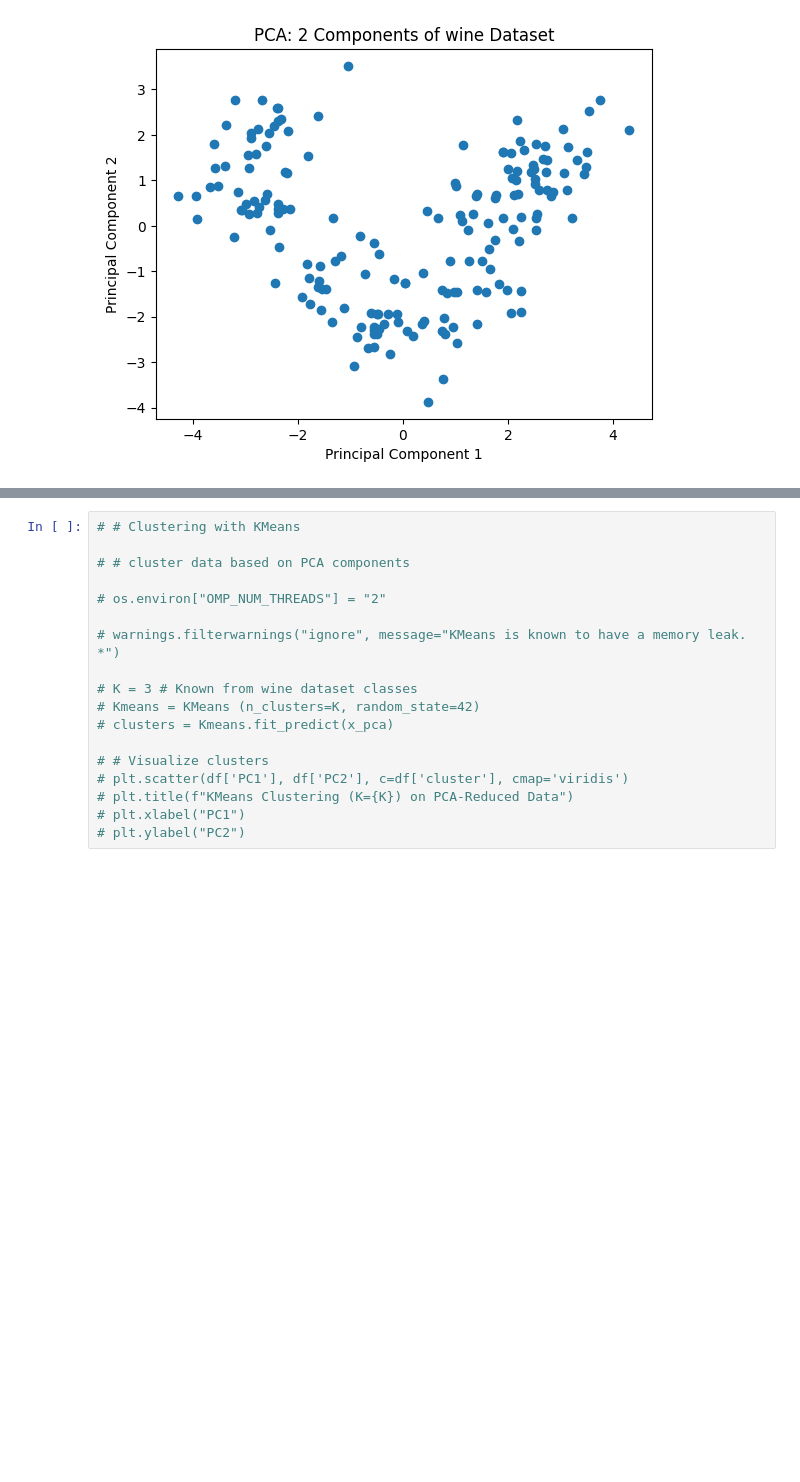
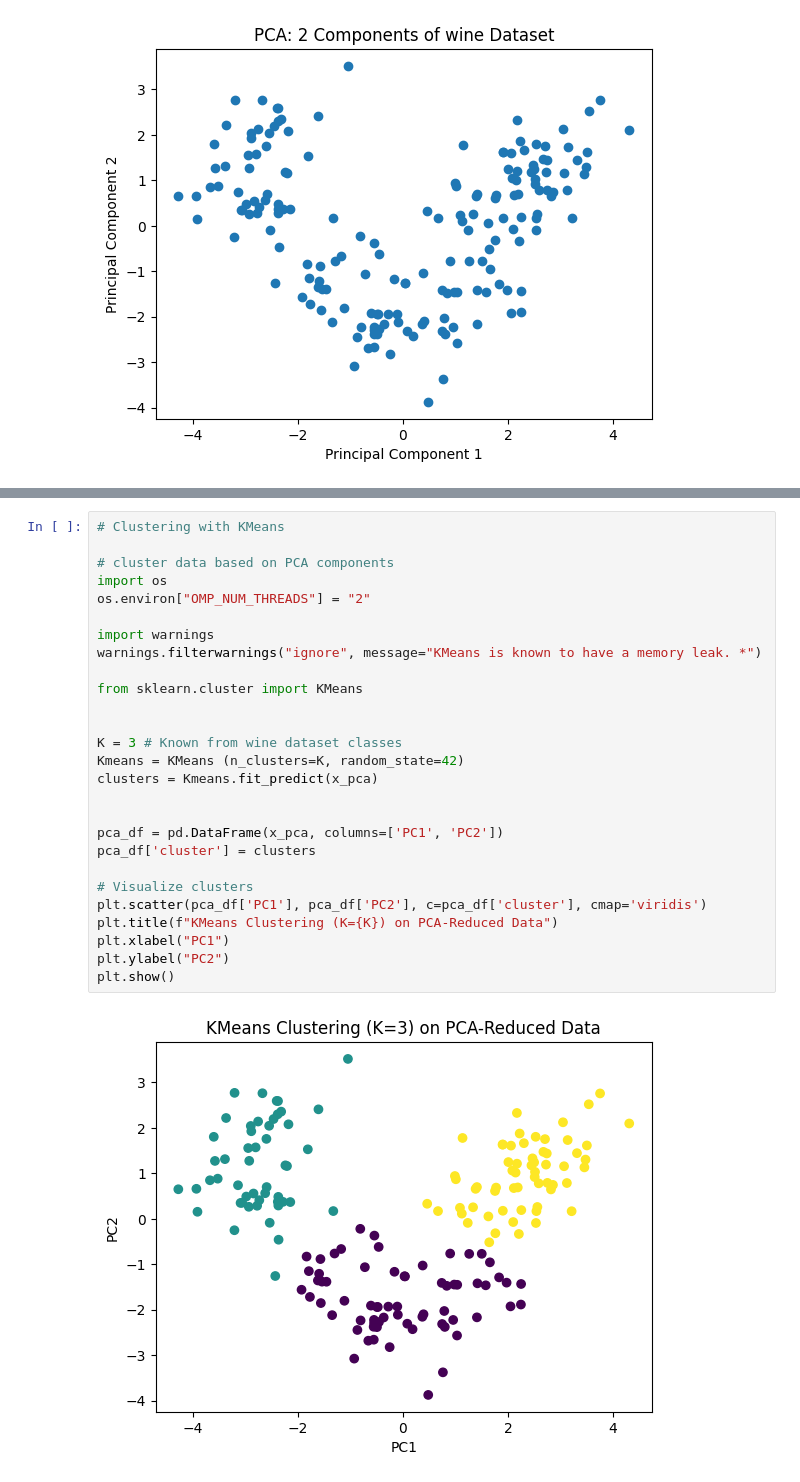
Before and after one commit to ADEOYE-MARY25/ml, a Jupyter notebook: unsupervised_project/unsupervised_wine_dataset.ipynb, the cells around one changed output, grey strips where cells are left out. Drawn from its saved outputs; the diff is of its cells as text; blank space fills up the shorter version.

```diff
--- a/unsupervised_project/unsupervised_wine_dataset.ipynb
+++ b/unsupervised_project/unsupervised_wine_dataset.ipynb
@@ -264,20 +265,31 @@ array([[ 3.31675081,  1.44346263],
        [-2.38701709,  2.29734668],
        [-3.20875816,  2.76891957]])
 # %%
-# # Clustering with KMeans
+# Clustering with KMeans
 
-# # cluster data based on PCA components
+# cluster data based on PCA components
+import os
+os.environ["OMP_NUM_THREADS"] = "2"
 
-# os.environ["OMP_NUM_THREADS"] = "2"
+import warnings
+warnings.filterwarnings("ignore", message="KMeans is known to have a memory leak. *")
 
-# warnings.filterwarnings("ignore", message="KMeans is known to have a memory leak. *")
+from sklearn.cluster import KMeans
 
-# K = 3 # Known from wine dataset classes
-# Kmeans = KMeans (n_clusters=K, random_state=42)
-# clusters = Kmeans.fit_predict(x_pca)
 
-# # Visualize clusters
-# plt.scatter(df['PC1'], df['PC2'], c=df['cluster'], cmap='viridis')
-# plt.title(f"KMeans Clustering (K={K}) on PCA-Reduced Data")
-# plt.xlabel("PC1")
-# plt.ylabel("PC2")
+K = 3 # Known from wine dataset classes
+Kmeans = KMeans (n_clusters=K, random_state=42)
+clusters = Kmeans.fit_predict(x_pca)
+
+
+pca_df = pd.DataFrame(x_pca, columns=['PC1', 'PC2'])
+pca_df['cluster'] = clusters
+
+# Visualize clusters
+plt.scatter(pca_df['PC1'], pca_df['PC2'], c=pca_df['cluster'], cmap='viridis')
+plt.title(f"KMeans Clustering (K={K}) on PCA-Reduced Data")
+plt.xlabel("PC1")
+plt.ylabel("PC2")
+plt.show()
+# %% [output]
+[figure, added]
```
Also changed, not shown: parts of 5 cells of this notebook, 2 other files.
